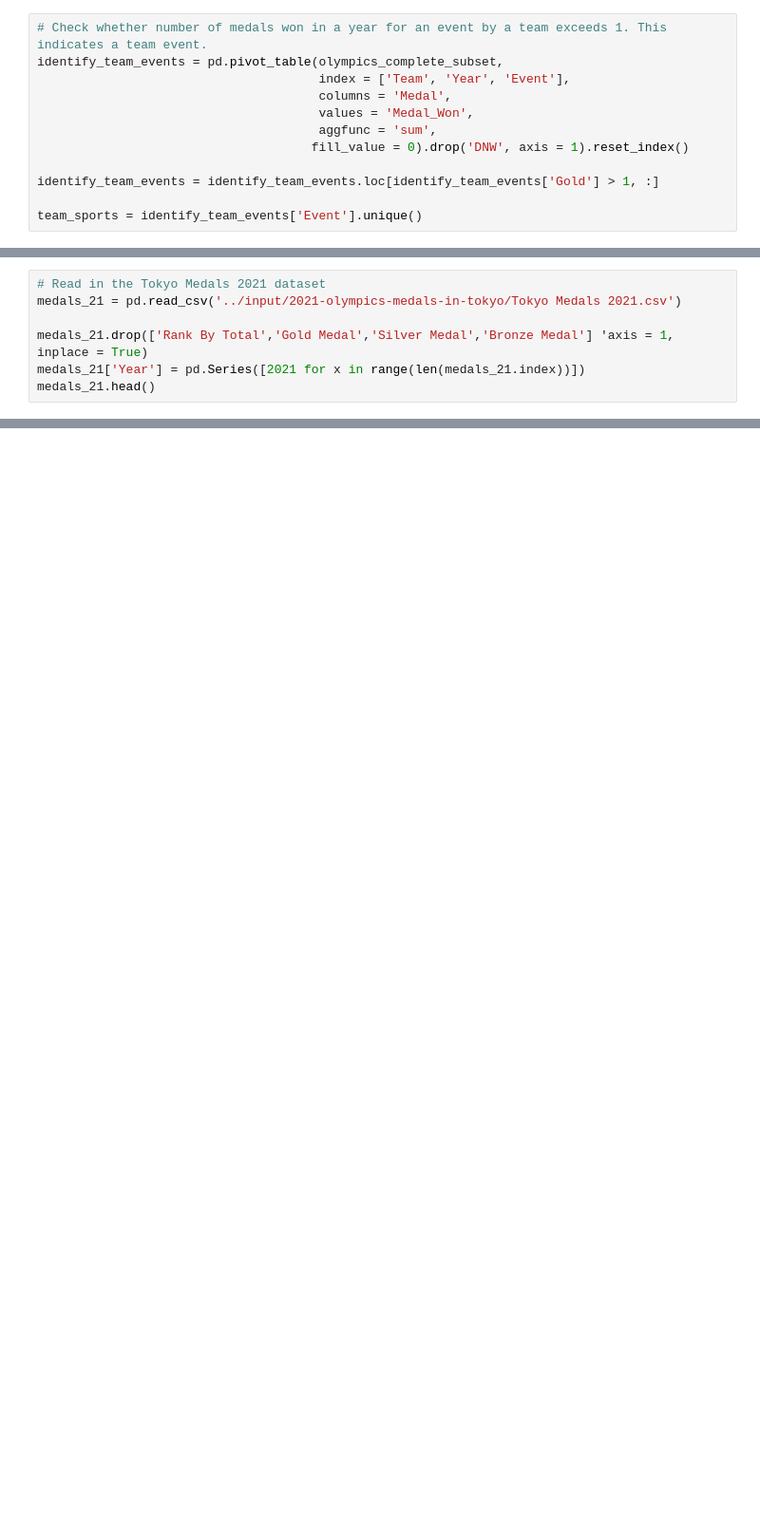
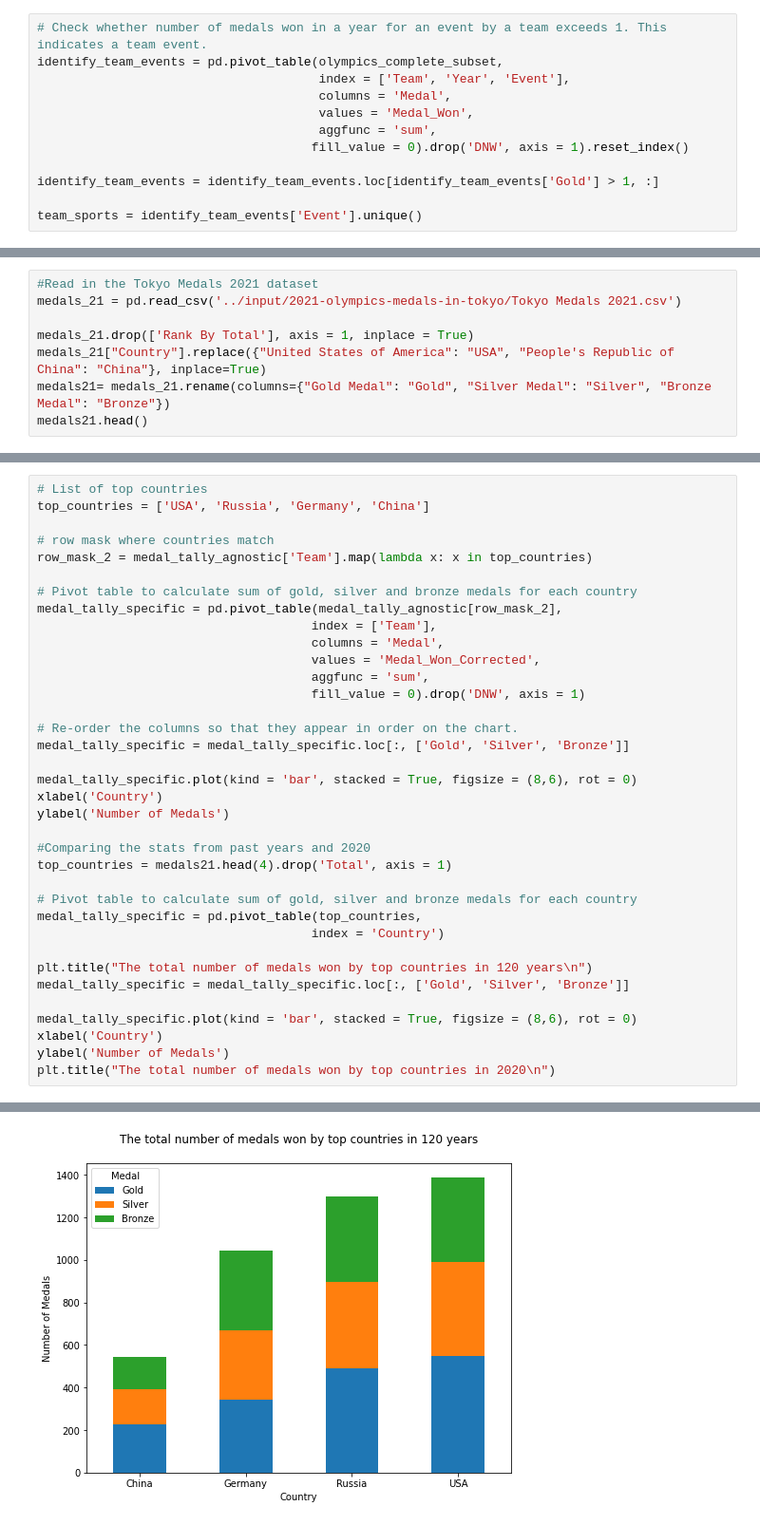
Before and after one commit to ShrutiSurabhi/Banking-Project, a Jupyter notebook: olympics_study/olympics-study.ipynb, the cells around one changed output, grey strips where cells are left out. Shown at 95% size. Cells and saved outputs as stored; diff of their text form; blank space fills up the shorter version.

```diff
--- a/olympics_study/olympics-study.ipynb
+++ b/olympics_study/olympics-study.ipynb
@@ -203,7 +398,8 @@ Upon analysis, I found that these are actually single events but because two ath
 # %%
-# Read in the Tokyo Medals 2021 dataset
+#Read in the Tokyo Medals 2021 dataset
 medals_21 = pd.read_csv('../input/2021-olympics-medals-in-tokyo/Tokyo Medals 2021.csv')
 
-medals_21.drop(['Rank By Total','Gold Medal','Silver Medal','Bronze Medal'] 'axis = 1, inplace = True)
-medals_21['Year'] = pd.Series([2021 for x in range(len(medals_21.index))])
-medals_21.head()
+medals_21.drop(['Rank By Total'], axis = 1, inplace = True)
+medals_21["Country"].replace({"United States of America": "USA", "People's Republic of China": "China"}, inplace=True)
+medals21= medals_21.rename(columns={"Gold Medal": "Gold", "Silver Medal": "Silver", "Bronze Medal": "Bronze"})
+medals21.head()
@@ -215,0 +431,37 @@ display(olympics_complete_set)
+# %%
+# List of top countries
+top_countries = ['USA', 'Russia', 'Germany', 'China']
+
+# row mask where countries match
+row_mask_2 = medal_tally_agnostic['Team'].map(lambda x: x in top_countries)
+
+# Pivot table to calculate sum of gold, silver and bronze medals for each country
+medal_tally_specific = pd.pivot_table(medal_tally_agnostic[row_mask_2],
+                                     index = ['Team'],
+                                     columns = 'Medal',
+                                     values = 'Medal_Won_Corrected',
+                                     aggfunc = 'sum',
+                                     fill_value = 0).drop('DNW', axis = 1)
+
+# Re-order the columns so that they appear in order on the chart.
+medal_tally_specific = medal_tally_specific.loc[:, ['Gold', 'Silver', 'Bronze']]
+
+medal_tally_specific.plot(kind = 'bar', stacked = True, figsize = (8,6), rot = 0)
+xlabel('Country')
+ylabel('Number of Medals')
+
+#Comparing the stats from past years and 2020
+top_countries = medals21.head(4).drop('Total', axis = 1)
+
+# Pivot table to calculate sum of gold, silver and bronze medals for each country
+medal_tally_specific = pd.pivot_table(top_countries,
+                                     index = 'Country')
+
+plt.title("The total number of medals won by top countries in 120 years\n")
+medal_tally_specific = medal_tally_specific.loc[:, ['Gold', 'Silver', 'Bronze']]
+
+medal_tally_specific.plot(kind = 'bar', stacked = True, figsize = (8,6), rot = 0)
+xlabel('Country')
+ylabel('Number of Medals')
+plt.title("The total number of medals won by top countries in 2020\n")
+# %% [output]
@@ -215,0 +469 @@ display(olympics_complete_set)
+[figure, added]
```
Also changed, not shown: parts of 33 cells of this notebook.
